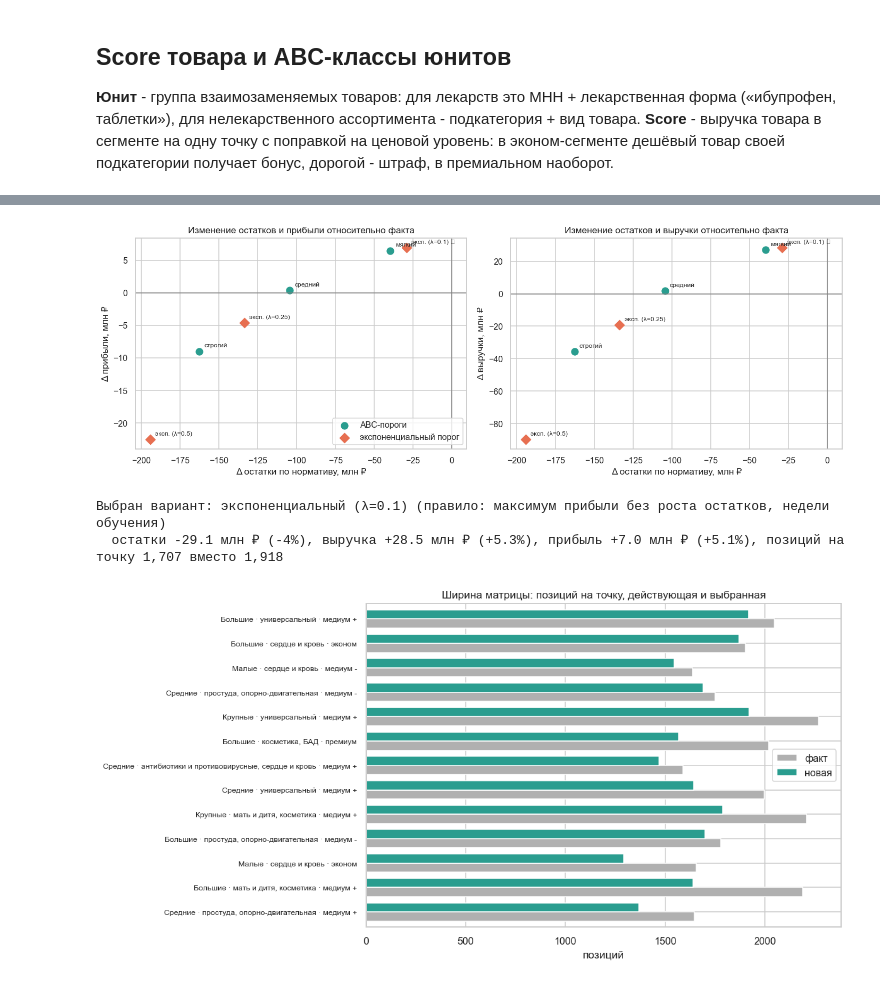
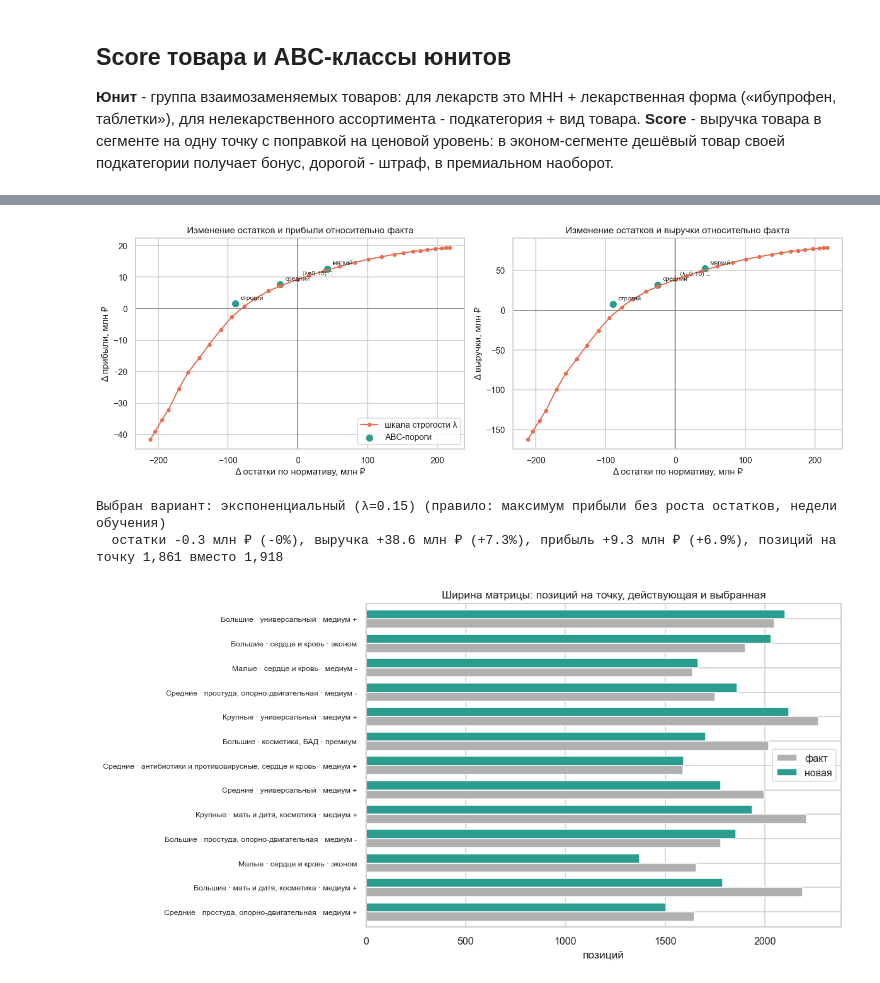
Before and after one commit to Viktor-VK/portfolio, a Jupyter notebook: Скоринг и выбор ассортиментной матрицы/01_score_abc_и_выбор_матрицы.ipynb, the cells around one changed output, grey strips where cells are left out. Cells and saved outputs as stored; diff of their text form; code cells hidden in the pictures.

```diff
--- a/Скоринг и выбор ассортиментной матрицы/01_score_abc_и_выбор_матрицы.ipynb
+++ b/Скоринг и выбор ассортиментной матрицы/01_score_abc_и_выбор_матрицы.ipynb
@@ -63,8 +63,10 @@ ABC_THRESHOLD_CANDIDATES = pd.DataFrame([
     {"method": "строгий", "a": 0.15, "b": 0.25, "c": 0.35, "s_u": 150.0},
 ])
 
-# Несколько значений λ для экспоненциального метода отбора (чем больше λ, тем строже отбор)
-LAMBDAS = [0.1, 0.25, 0.5]
+# Строгость экспоненциального отбора подбирается плавно: 30 значений λ от почти «всё продаваемое» до «только лидеры».
+# Чем больше λ, тем строже отбор. ABC-пороги считаются для сравнения, выбор идёт по шкале λ.
+LAMBDA_GRID = list(dict.fromkeys(float(f'{x:.2g}') for x in np.geomspace(0.01, 2, 30)))
+LAMBDAS_SHOW = [0.05, 0.2, 1.0]   # для графика формы порога
 
 # Защищённые позиции входят в матрицу независимо от Score: минимальный ассортимент и собственная марка
 PROTECT_MIN_ASSORTMENT = True
@@ -85,6 +87,12 @@ SERVICE_Z = 1.65         # уровень сервиса 95%
 # Стоимость денег в остатках - для одного итогового числа «прибыль минус стоимость запаса»
 CAPITAL_COST_YEAR = 0.20
 
+# Юнит делится ещё и по фасовке (число доз в упаковке): пачка на 10 и на 100 таблеток - разные юниты.
+# Категории фасовки - те же, что в ценовом анализе кластеризации. Нештучные формы по фасовке не делятся.
+UNIT_BY_PACK = os.environ.get('UNIT_BY_PACK', '1') == '1'
+PACK_BINS = [(1, '1'), (4, '2-4'), (8, '5-8'), (12, '9-12'), (20, '13-20'), (30, '21-30'),
+             (50, '31-50'), (100, '51-100'), (np.inf, '100+')]
+
 # Эксперимент: сколько случайных разбиений сети усреднять
 N_RANDOM = 5
 SEED = 2026
@@ -143,7 +151,7 @@ train = sp[sp.period == 'train'].drop(columns='period')
 test = sp[sp.period == 'test'].drop(columns='period')
 
 products = query("""
-    SELECT p.apCode, p.name, p.mnn, p.form_group, p.form_name, p.subcategory, p.is_min_assortment, p.is_own_brand,
+    SELECT p.apCode, p.name, p.mnn, p.form_group, p.form_name, p.subcategory, p.doses_in_pack, p.is_min_assortment, p.is_own_brand,
            p.base_price, COALESCE(t.price_tier, 'medium') AS price_tier
     FROM pharmacy.products p LEFT JOIN results.product_price_tiers t USING (apCode)
     WHERE p.product_class <> 'Нетоварные позиции'
@@ -151,6 +159,10 @@ products = query("""
 # юнит - группа взаимозаменяемых товаров: МНН + лекформа, для нелекарственного ассортимента - подкатегория + вид
 products['Unit'] = np.where(products.mnn.notna(), products.mnn + ', ' + products.form_group,
                             products.subcategory + ', ' + products.form_name)
+if UNIT_BY_PACK:
+    pack = products.doses_in_pack.map(lambda d: None if pd.isna(d) else next(l for u, l in PACK_BINS if d <= u))
+    products['Unit'] = products.Unit + pack.map(lambda b: '' if b is None else f', {b} шт.')
+print(f"Юнитов: {products.Unit.nunique():,} ({'с делением' if UNIT_BY_PACK else 'без деления'} по фасовке)")
 
 # закупочная цена штуки: по чекам обучения, запасной вариант - базовая цена без условной наценки
 cost = train.groupby('apCode').apply(lambda g: (g.revenue - g.profit).sum() / g.units.sum())
@@ -223,7 +236,8 @@ def matrix_sign_by_exponential_bound(df, lam) -> pd.Series:
     return df.score_norm_ap > expon.cdf(1 - df.share_rel, scale=1 / lam)
 # %%
 VARIANTS = [(r['method'], r) for _, r in ABC_THRESHOLD_CANDIDATES.iterrows()] + \
-           [(f'экспоненциальный (λ={lam})', lam) for lam in LAMBDAS]
+           [(f'экспоненциальный (λ={lam:g})', lam) for lam in LAMBDA_GRID]
+EXP_VARIANTS = [name for name, _ in VARIANTS if name.startswith('эксп')]
 
 
 def build_candidates(groups: pd.Series):
@@ -269,8 +283,9 @@ def compare_variants(groups, df, sales):
 
 
 def choose(res):
-    """Правило выбора: из вариантов, которые не увеличивают остатки, - вариант с максимальной прибылью."""
-    cand = res[res['вариант'] != 'факт']
+    """Правило выбора по шкале строгости λ: из вариантов, которые не увеличивают остатки, - вариант с
+    максимальной прибылью."""
+    cand = res[res['вариант'].isin(EXP_VARIANTS)]
     ok = cand[cand.diff_stock_rub <= 0]
     return (ok if len(ok) else cand).sort_values('profit', ascending=False).iloc[0]['вариант']
 # %% [markdown]
@@ -354,29 +380,29 @@ res_train.style.format({c: '{:,.0f}' for c in res_train.columns if c != 'вар
 # %%
 fig, axes = plt.subplots(1, 2, figsize=(13, 4.6))
 cand_rows = res_train[res_train['вариант'] != 'факт']
 for ax, metric, title in [(axes[0], 'diff_profit', 'прибыли'), (axes[1], 'diff_revenue', 'выручки')]:
-    is_exp = cand_rows['вариант'].str.startswith('эксп')
-    ax.scatter(cand_rows.diff_stock_rub[~is_exp] / 1e6, cand_rows[metric][~is_exp] / 1e6, s=70, color='#2a9d8f', label='ABC-пороги')
-    ax.scatter(cand_rows.diff_stock_rub[is_exp] / 1e6, cand_rows[metric][is_exp] / 1e6, s=70, color='#e76f51', marker='D',
-               label='экспоненциальный порог')
-    for _, r in cand_rows.iterrows():
-        ax.annotate(r['вариант'].replace('экспоненциальный ', 'эксп. ') + (' ✓' if r['вариант'] == selected else ''),
+    is_exp = cand_rows['вариант'].isin(EXP_VARIANTS)
+    e = cand_rows[is_exp].sort_values('diff_stock_rub')
+    ax.plot(e.diff_stock_rub / 1e6, e[metric] / 1e6, color='#e76f51', marker='o', ms=4, label='шкала строгости λ')
+    ax.scatter(cand_rows.diff_stock_rub[~is_exp] / 1e6, cand_rows[metric][~is_exp] / 1e6, s=60, color='#2a9d8f', label='ABC-пороги')
+    for _, r in cand_rows[(~is_exp) | (cand_rows['вариант'] == selected)].iterrows():
+        ax.annotate(r['вариант'].replace('экспоненциальный ', '') + (' ✓' if r['вариант'] == selected else ''),
                     (r.diff_stock_rub / 1e6, r[metric] / 1e6), textcoords='offset points', xytext=(6, 5), fontsize=8)
     ax.axhline(0, color='grey', lw=1); ax.axvline(0, color='grey', lw=1)
     ax.set(title=f'Изменение остатков и {title} относительно факта', xlabel='Δ остатки по нормативу, млн ₽', ylabel=f'Δ {title}, млн ₽')
 axes[0].legend(loc='lower right'); plt.tight_layout(); plt.show()
 
 best = res_train.set_index('вариант').loc[selected]
 fact_train = res_train.set_index('вариант').loc['факт']
 print(f'Выбран вариант: {selected} (правило: максимум прибыли без роста остатков, недели обучения)')
 print(f'  остатки {best.diff_stock_rub / 1e6:+.1f} млн ₽ ({best.diff_stock_rub / fact_train.stock_rub:+.0%}), '
       f'выручка {best.diff_revenue / 1e6:+.1f} млн ₽ ({best.diff_revenue / fact_train.revenue:+.1%}), '
       f'прибыль {best.diff_profit / 1e6:+.1f} млн ₽ ({best.diff_profit / fact_train.profit:+.1%}), '
       f'позиций на точку {best.positions:,.0f} вместо {fact_train.positions:,.0f}')
 # %% [output]
-[figure, old version]
+[figure, new version]
-Выбран вариант: экспоненциальный (λ=0.1) (правило: максимум прибыли без роста остатков, недели обучения)
-  остатки -29.1 млн ₽ (-4%), выручка +28.5 млн ₽ (+5.3%), прибыль +7.0 млн ₽ (+5.1%), позиций на точку 1,707 вместо 1,918
+Выбран вариант: экспоненциальный (λ=0.15) (правило: максимум прибыли без роста остатков, недели обучения)
+  остатки -0.3 млн ₽ (-0%), выручка +38.6 млн ₽ (+7.3%), прибыль +9.3 млн ₽ (+6.9%), позиций на точку 1,861 вместо 1,918
 # %%
 fact_width = fact_pairs.assign(grp=fact_pairs.TradePointId.map(seg_groups)).groupby('grp').size() / n_stores
 width = pd.DataFrame({'факт': fact_width, 'новая': cand[cand[selected]].groupby('grp').size()}).loc[n_stores.sort_values().index]
@@ -384,7 +410,7 @@ ax = width.plot.barh(figsize=(11, 0.32 * len(width) + 1.5), color=['#b0b0b0', '#
 ax.set(title='Ширина матрицы: позиций на точку, действующая и выбранная', xlabel='позиций', ylabel='')
 ax.tick_params(axis='y', labelsize=8); plt.tight_layout(); plt.show()
 # %% [output]
-[figure, old version]
+[figure, new version]
 # %% [markdown]
 ## Проверка на отложенных неделях
 
```
Also changed, not shown: parts of 16 cells of this notebook, 2 other files.
